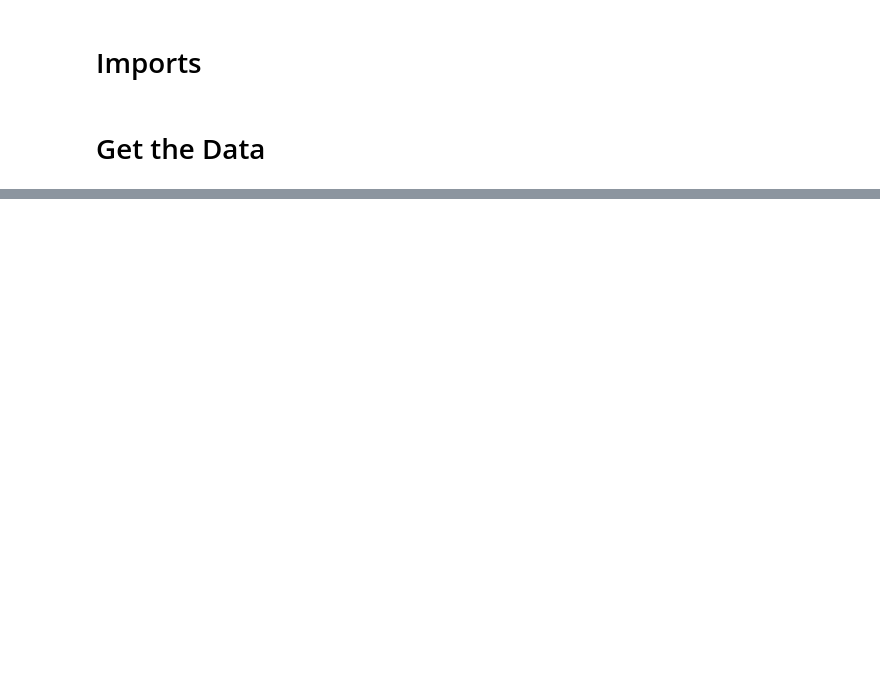
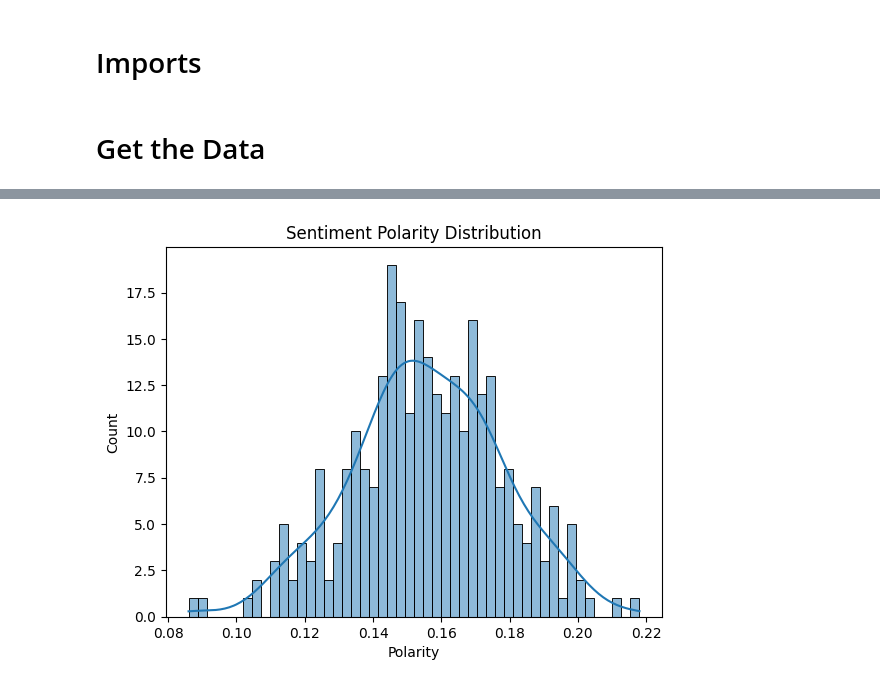
Before and after one commit to joshhaskell/earning_transcript_analysis, a Jupyter notebook: notebooks/call_level_eda.ipynb, the cells around one changed output, grey strips where cells are left out. Cells and saved outputs as stored; diff of their text form; code cells hidden in the pictures; blank space fills up the shorter version.

Commit message:
Adds content to call_level_eda notebook
- Looks at polarity and subjectivity for the airline tickers

```diff
--- a/notebooks/call_level_eda.ipynb
+++ b/notebooks/call_level_eda.ipynb
@@ -169,0 +48,2 @@ It could be cool to try to have a visual that shows the timeline of the differen
+# %%
+combined_transcripts_df['cleaned_content'] = combined_transcripts_df['content'].apply(preprocess_text)
@@ -169,0 +61,4 @@ It could be cool to try to have a visual that shows the timeline of the differen
+# %%
+combined_transcripts_df['sentiment'] = combined_transcripts_df['cleaned_content'].apply(lambda text: TextBlob(text).sentiment)
+combined_transcripts_df['polarity'] = combined_transcripts_df['sentiment'].apply(lambda x: x.polarity)
+combined_transcripts_df['subjectivity'] = combined_transcripts_df['sentiment'].apply(lambda x: x.subjectivity)
@@ -169,0 +90,9 @@ It could be cool to try to have a visual that shows the timeline of the differen
+# %%
+# looking at aggregate polarity distribution
+sns.histplot(combined_transcripts_df['polarity'], bins = 50, kde = True)
+plt.title('Sentiment Polarity Distribution')
+plt.xlabel('Polarity')
+plt.ylabel('Count')
+plt.show()
+# %% [output]
+[figure, added]
```
Also changed, not shown: parts of 36 cells of this notebook, 1 other file.
